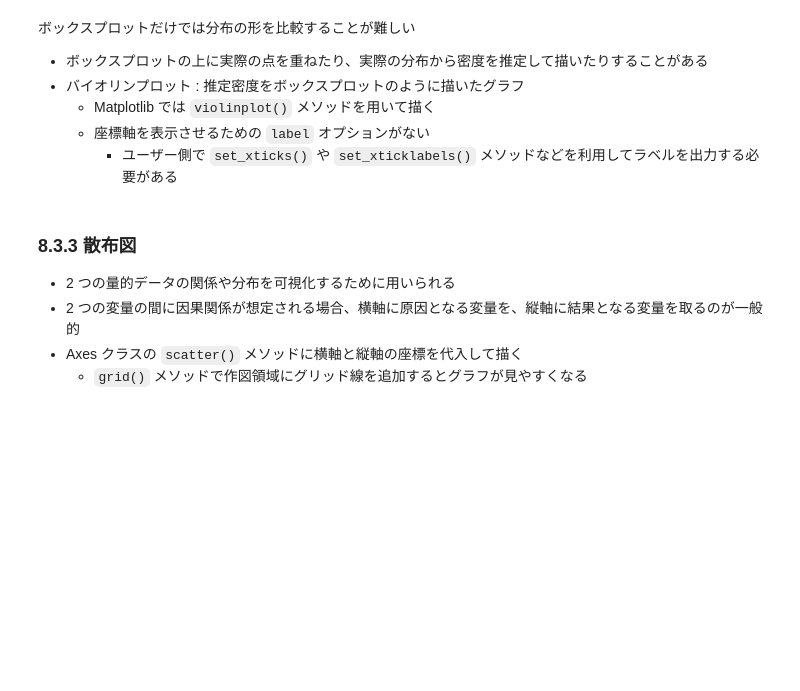
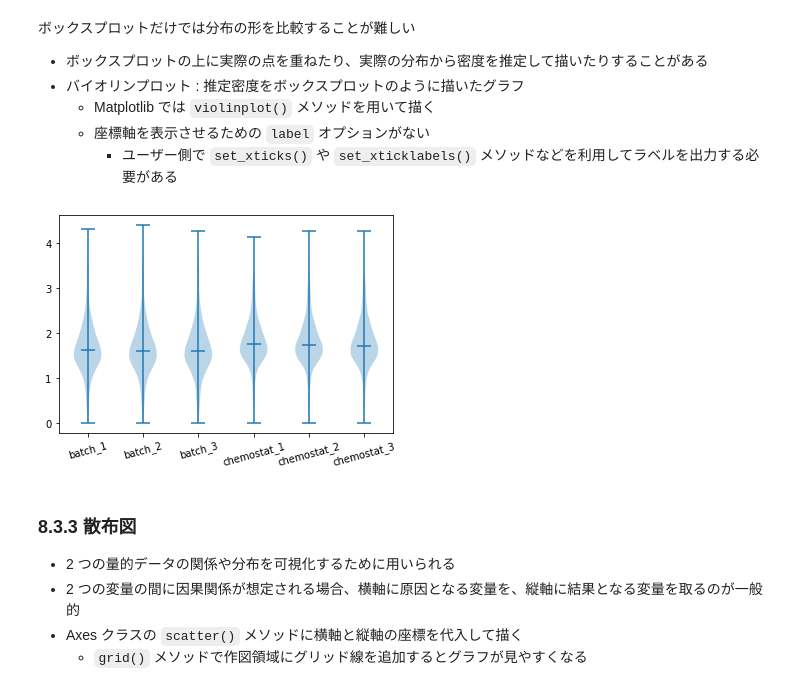
Before and after one commit to YuichiroSS/Python-seminar, a Jupyter notebook: Chapter8.ipynb, the cells around one changed output. Saved outputs shown, nothing was run; the diff lists cells and outputs as text; code cells hidden in the pictures; blank space fills up the shorter version.

```diff
--- a/Chapter8.ipynb
+++ b/Chapter8.ipynb
@@ -262,16 +332,18 @@ fig.show()
 # %%
 # 8-12 : バイオリンプロットの描画
 x = log_tpm.values
 labels = log_tpm.columns.values
-xticks = [i + for i in range(len(labels))]
+xticks = [i + 1 for i in range(len(labels))]
 
 fig = plt.figure()
 ax = fig.add_subplot()
 ax.violinplot(x, showmedians=True)
 
-ax.set_xticks(xtick)
+ax.set_xticks(xticks)
 ax.set_xticklabels(labels, rotation=15)
 fig.show()
+# %% [output]
+[figure, added]
 # %% [markdown]
 ### 8.3.3 散布図
 - 2 つの量的データの関係や分布を可視化するために用いられる
```
Also changed, not shown: parts of 31 cells of this notebook, 1 other file.
